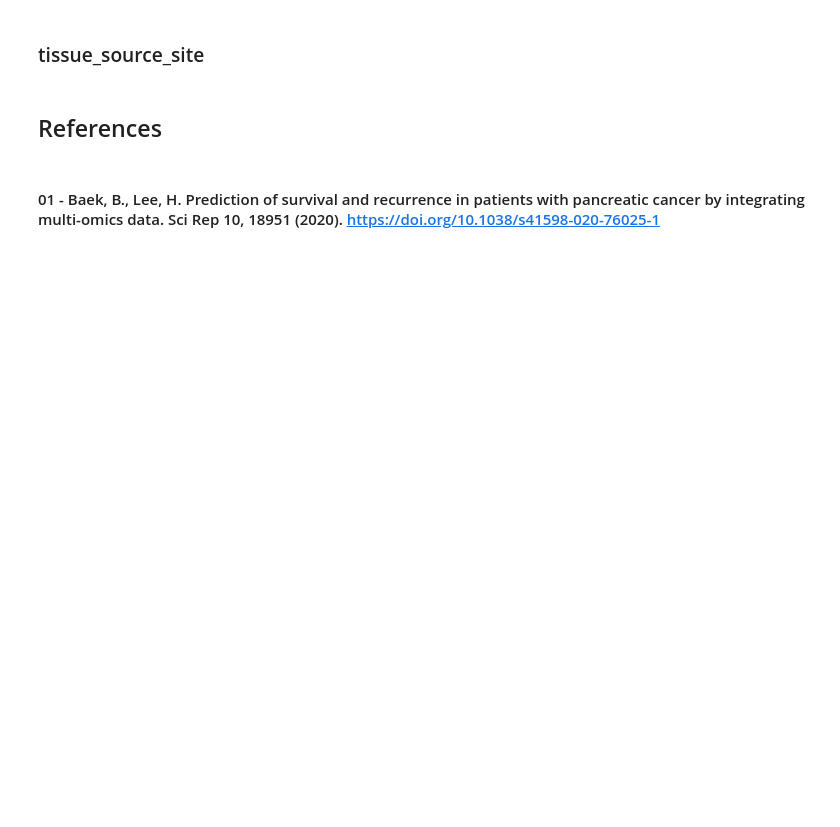
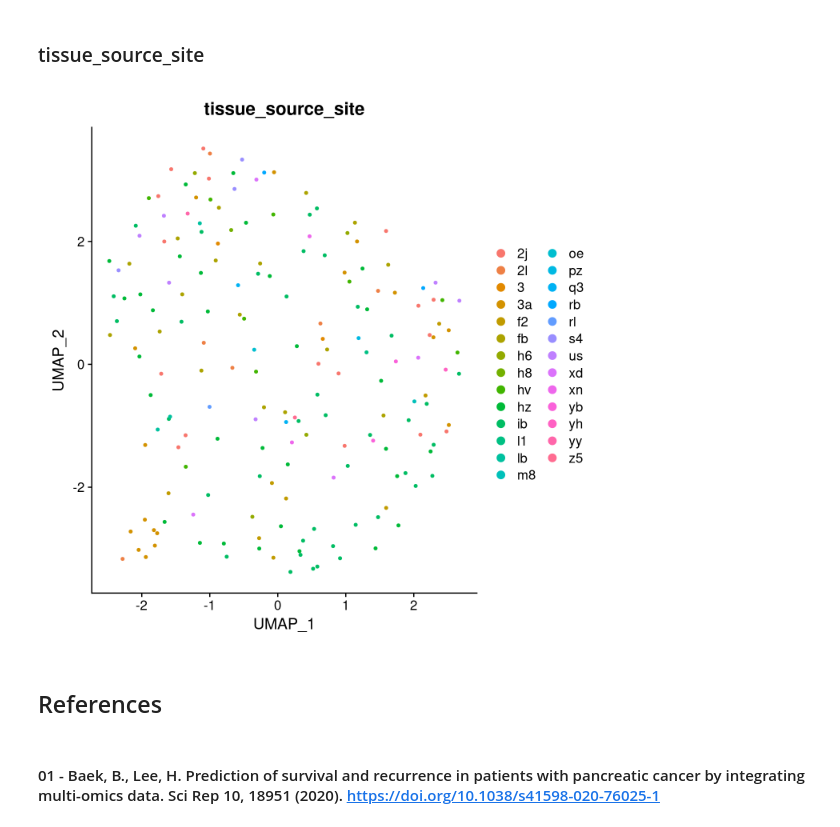
Before and after one commit to markmartorilopez/BigDataAnalytics_R, a Jupyter notebook: BigDataAnalytics_Project2021.ipynb, the cells around one changed output. Saved outputs shown, nothing was run; the diff lists cells and outputs as text; code cells hidden in the pictures; blank space fills up the shorter version.

```diff
--- a/BigDataAnalytics_Project2021.ipynb
+++ b/BigDataAnalytics_Project2021.ipynb
@@ -726,3 +738,9 @@ DimPlot(pbmc, reduction = "umap")
+# %%
+tissue_source_site_clusters <- as.factor(t_patient_data$tissue_source_site)
+pbmc <- AddMetaData(pbmc, tissue_source_site_clusters, col.name="tissue_source_site")
+DimPlot(pbmc, reduction = "umap", group.by = "tissue_source_site")
+# %% [output]
+[figure, added]
 # %%
 ?DimPlot
 # %% [markdown]
```
Also changed, not shown: parts of 15 cells of this notebook.
